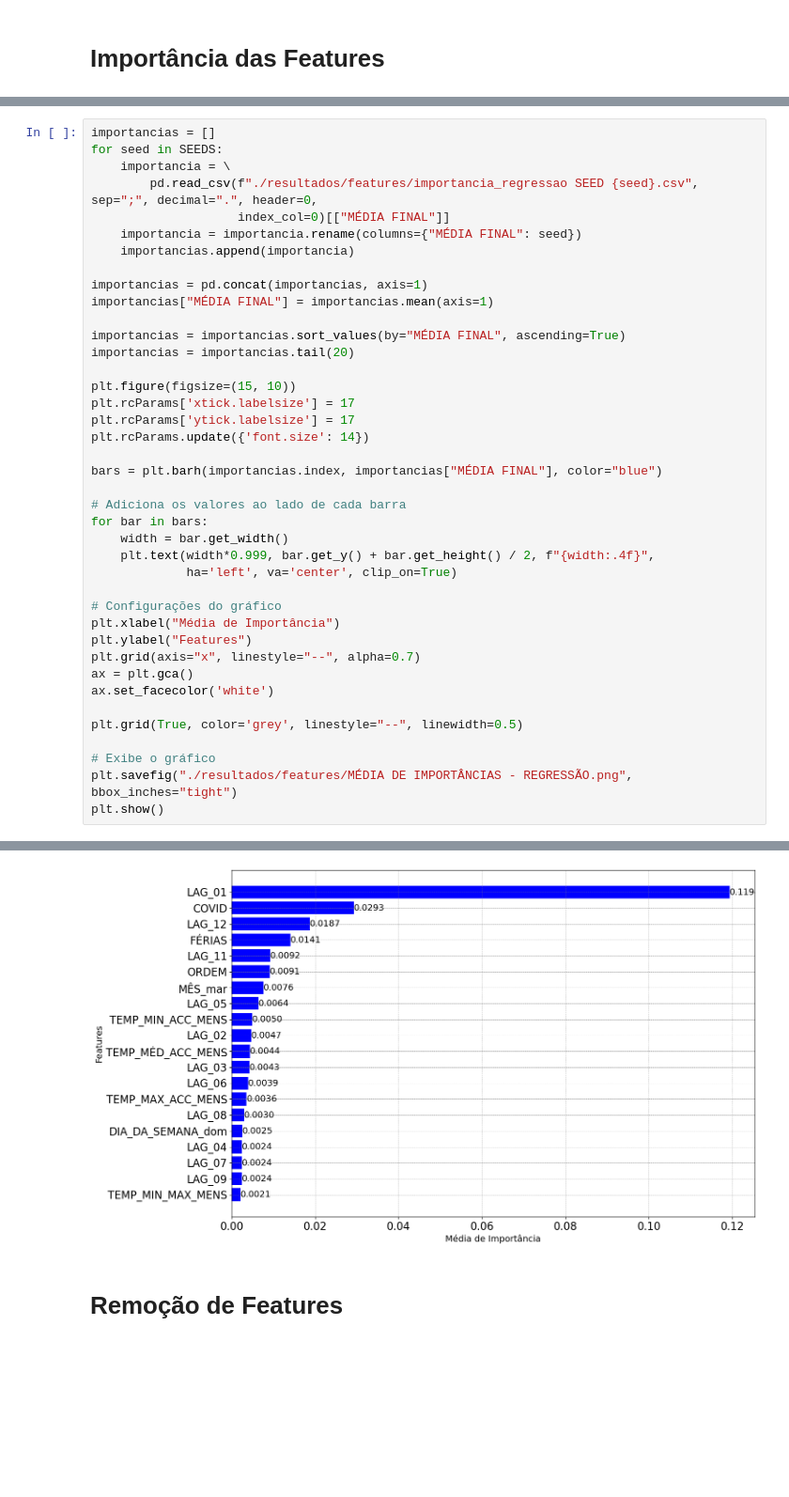
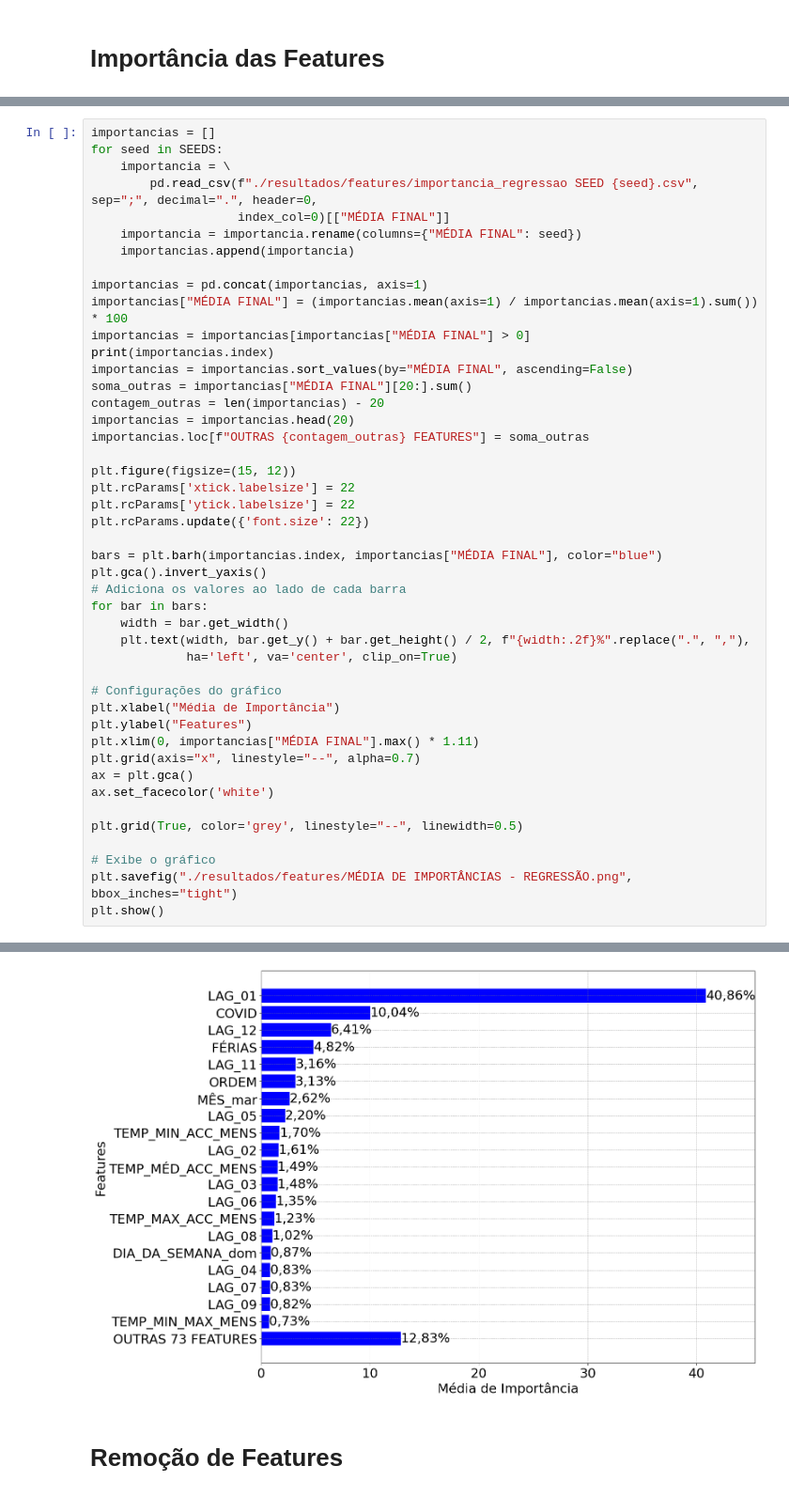
Before and after one commit to eduardoalba0/ppgeps_dissertacao, a Jupyter notebook: 03 - Pre-Processamento.ipynb, the cells around one changed output, grey strips where cells are left out. Shown: that part at 94% size. Drawn from its saved outputs; the diff is of its cells as text; blank space fills up the shorter version.

Commit message:
Finalização dos Experimentos

```diff
--- a/03 - Pre-Processamento.ipynb
+++ b/03 - Pre-Processamento.ipynb
@@ -363,27 +371,32 @@ for seed in SEEDS:
     importancias.append(importancia)
 
 importancias = pd.concat(importancias, axis=1)
-importancias["MÉDIA FINAL"] = importancias.mean(axis=1)
+importancias["MÉDIA FINAL"] = (importancias.mean(axis=1) / importancias.mean(axis=1).sum()) * 100
+importancias = importancias[importancias["MÉDIA FINAL"] > 0]
+print(importancias.index)
+importancias = importancias.sort_values(by="MÉDIA FINAL", ascending=False)
+soma_outras = importancias["MÉDIA FINAL"][20:].sum()
+contagem_outras = len(importancias) - 20
+importancias = importancias.head(20)
+importancias.loc[f"OUTRAS {contagem_outras} FEATURES"] = soma_outras
 
-importancias = importancias.sort_values(by="MÉDIA FINAL", ascending=True)
-importancias = importancias.tail(20)
-
-plt.figure(figsize=(15, 10))
-plt.rcParams['xtick.labelsize'] = 17
-plt.rcParams['ytick.labelsize'] = 17
-plt.rcParams.update({'font.size': 14})
+plt.figure(figsize=(15, 12))
+plt.rcParams['xtick.labelsize'] = 22
+plt.rcParams['ytick.labelsize'] = 22
+plt.rcParams.update({'font.size': 22})
 
 bars = plt.barh(importancias.index, importancias["MÉDIA FINAL"], color="blue")
-
+plt.gca().invert_yaxis()
 # Adiciona os valores ao lado de cada barra
 for bar in bars:
     width = bar.get_width()
-    plt.text(width*0.999, bar.get_y() + bar.get_height() / 2, f"{width:.4f}",
+    plt.text(width, bar.get_y() + bar.get_height() / 2, f"{width:.2f}%".replace(".", ","),
              ha='left', va='center', clip_on=True)
 
 # Configurações do gráfico
 plt.xlabel("Média de Importância")
 plt.ylabel("Features")
+plt.xlim(0, importancias["MÉDIA FINAL"].max() * 1.11)
 plt.grid(axis="x", linestyle="--", alpha=0.7)
 ax = plt.gca()
 ax.set_facecolor('white')
@@ -397,4 +427,4 @@ plt.show()
-[figure, old version]
+[figure, new version]
 # %% [markdown]
 # Remoção de Features
 # %%
```
Also changed, not shown: parts of 2 cells of this notebook, 25 other files.
